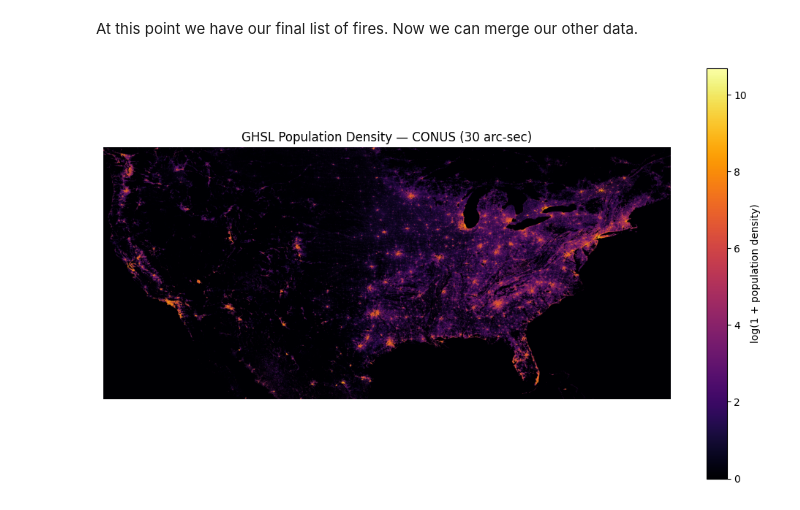
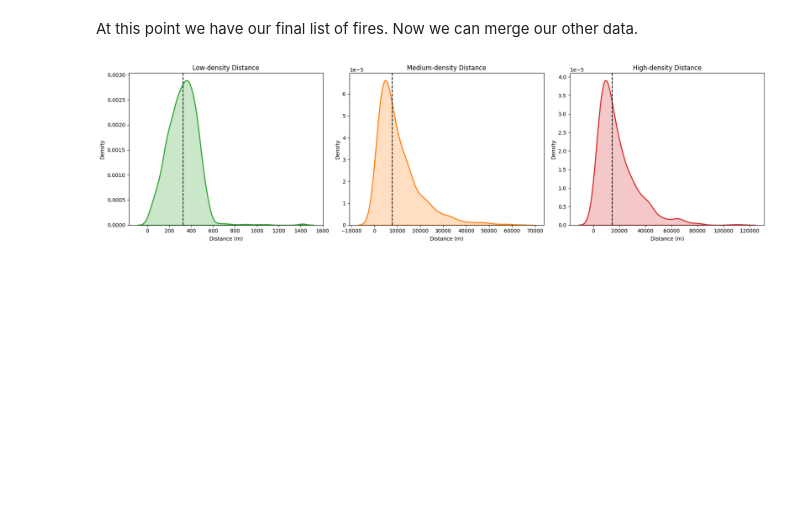
Before and after one commit to lorn-jaeger/wsts-regression, a Jupyter notebook: notebooks/02_processing.ipynb, the cells around one changed output. Drawn from its saved outputs; the diff is of its cells as text; code cells hidden in the pictures; blank space fills up the shorter version.

```diff
--- a/notebooks/02_processing.ipynb
+++ b/notebooks/02_processing.ipynb
@@ -183,39 +172,40 @@ coords["dist_high"] = ang_high * earth_radius
 fires = fires.merge(coords, on=["lat","lon"], how="left")
 fires.to_csv("with_wui.csv", index=False)
 # %%
-fires.to_csv("with_wui.csv", index=False)
+import pandas as pd
+import matplotlib.pyplot as plt
+import seaborn as sns
+
+df = pd.read_csv("with_wui.csv")
+coords = df[["lat","lon","dist_low","dist_med","dist_high"]].drop_duplicates()
+
+fig, axes = plt.subplots(1, 3, figsize=(18,5))
+
+d_low  = coords["dist_low"].clip(lower=0)
+d_med  = coords["dist_med"].clip(lower=0)
+d_high = coords["dist_high"].clip(lower=0)
+
+med_low  = d_low.median()
+med_med  = d_med.median()
+med_high = d_high.median()
+
+sns.kdeplot(d_low, ax=axes[0], color="tab:green", fill=True, linewidth=2)
+axes[0].axvline(med_low, color="black", linestyle="--", linewidth=1.5)
+axes[0].set_title("Low-density Distance")
+axes[0].set_xlabel("Distance (m)")
+axes[0].set_ylabel("Density")
+
+sns.kdeplot(d_med, ax=axes[1], color="tab:orange", fill=True, linewidth=2)
+axes[1].axvline(med_med, color="black", linestyle="--", linewidth=1.5)
+axes[1].set_title("Medium-density Distance")
+axes[1].set_xlabel("Distance (m)")
+
+sns.kdeplot(d_high, ax=axes[2], color="tab:red", fill=True, linewidth=2)
+axes[2].axvline(med_high, color="black", linestyle="--", linewidth=1.5)
+axes[2].set_title("High-density Distance")
+axes[2].set_xlabel("Distance (m)")
+
+plt.tight_layout()
+plt.show()
+# %% [output]
+[figure, added]
-# %%
-import rasterio
-import numpy as np
-import matplotlib.pyplot as plt
-from rasterio.windows import from_bounds
-
-# -----------------------------------------------------------
-# Path to your GHSL raster
-rpath = "../data/ghsl/GHS_POP_E2015_GLOBE_R2023A_4326_30ss_V1_0.tif"
-
-# CONUS bounds in WGS84
-conus_bounds = (-125.0, 24.0, -66.5, 50.0)
-
-# -----------------------------------------------------------
-# Load and window-read only the US region
-with rasterio.open(rpath) as src:
-    window = from_bounds(*conus_bounds, transform=src.transform)
-    arr = src.read(1, window=window).astype(float)
-
-# -----------------------------------------------------------
-# Visualization trick: log-scale stretch to make cities visible
-arr_plot = np.log1p(arr)        # log(1 + x) avoids zeros
-arr_plot[arr == 0] = 0          # keep ocean flat
-
-# -----------------------------------------------------------
-# Plot
-plt.figure(figsize=(10, 6))
-plt.imshow(arr_plot, cmap="inferno", origin="upper")
-plt.colorbar(label="log(1 + population density)")
-plt.title("GHSL Population Density — CONUS (30 arc-sec)")
-plt.axis("off")
-plt.tight_layout()
-plt.show()
-# %% [output]
-[figure, removed]
```
Also changed, not shown: parts of 3 cells of this notebook, 4 other files.
